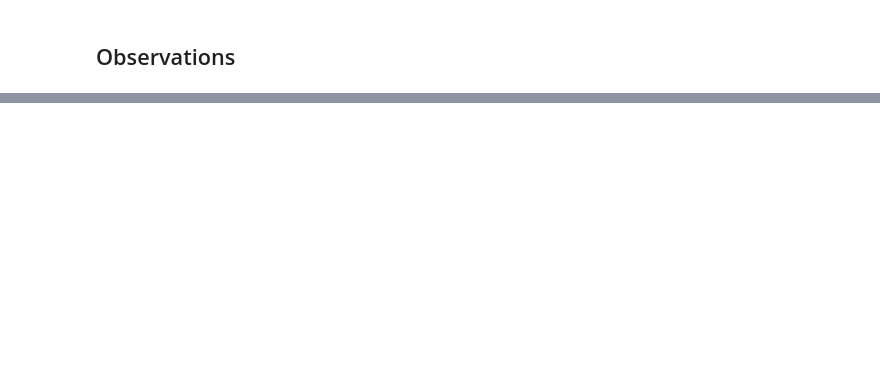
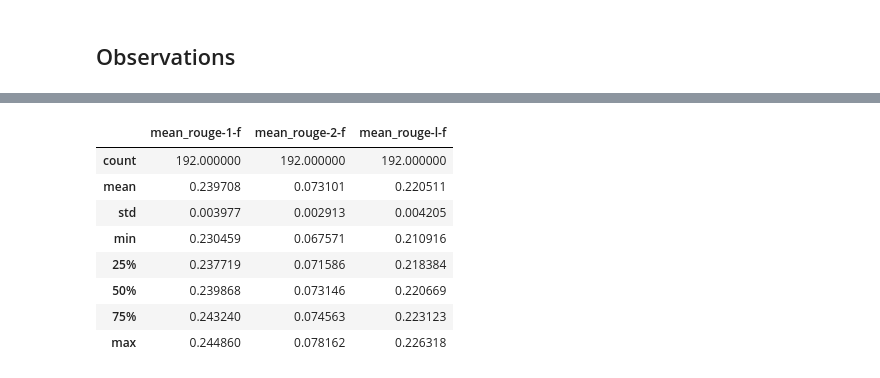
Before and after one commit to RadoszWerner/NLP_text_summarization, a Jupyter notebook: exp3.ipynb, the cells around one changed output, grey strips where cells are left out. Drawn from its saved outputs; the diff is of its cells as text; code cells hidden in the pictures; blank space fills up the shorter version.

```diff
--- a/exp3.ipynb
+++ b/exp3.ipynb
@@ -348,0 +373,12 @@ plot_results_3d(df[(df['max_iter'] == 400) & (df['tol'] == 0.5e-06)],'damping_fa
+# %%
+df[['mean_rouge-1-f','mean_rouge-2-f','mean_rouge-l-f']].describe()
+# %% [output]
+|  | mean_rouge-1-f | mean_rouge-2-f | mean_rouge-l-f |
+| count | 192.000000 | 192.000000 | 192.000000 |
+| mean | 0.239708 | 0.073101 | 0.220511 |
+| std | 0.003977 | 0.002913 | 0.004205 |
+| min | 0.230459 | 0.067571 | 0.210916 |
+| 25% | 0.237719 | 0.071586 | 0.218384 |
+| 50% | 0.239868 | 0.073146 | 0.220669 |
+| 75% | 0.243240 | 0.074563 | 0.223123 |
+| max | 0.244860 | 0.078162 | 0.226318 |
```
Also changed, not shown: parts of 3 cells of this notebook.
